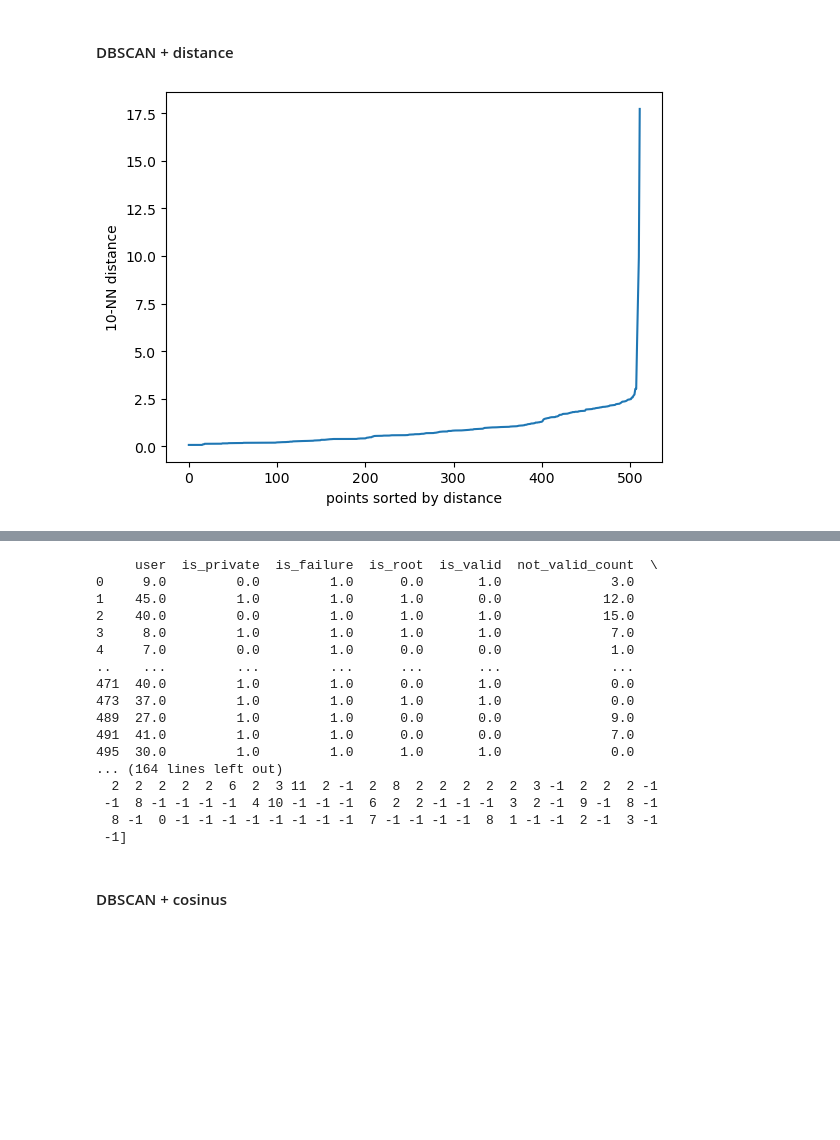
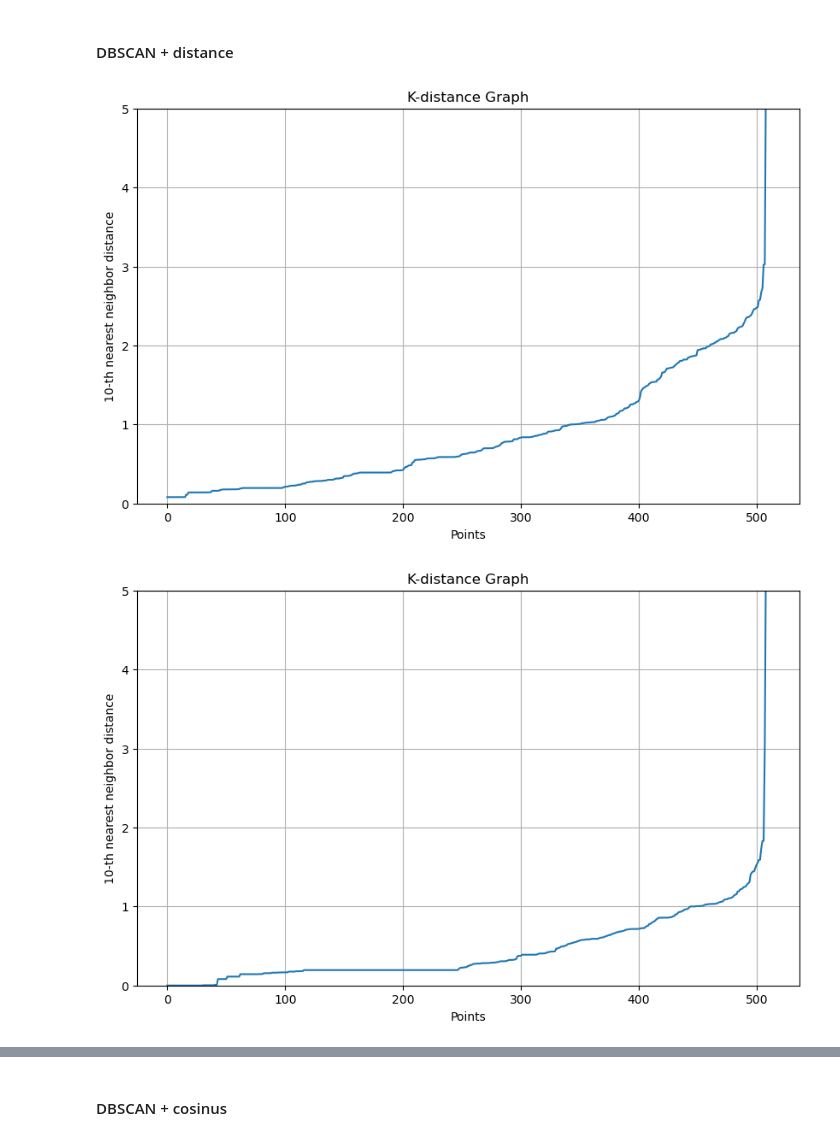
Before and after one commit to BeNNeTTcik/undersampling_data, a Jupyter notebook: notebooks/ssh_km&dbscan.ipynb, the cells around one changed output, grey strips where cells are left out. Saved outputs shown, nothing was run; the diff lists cells and outputs as text; code cells hidden in the pictures; blank space fills up the shorter version.

```diff
--- a/notebooks/ssh_km&dbscan.ipynb
+++ b/notebooks/ssh_km&dbscan.ipynb
@@ -440,17 +458,40 @@ mix_data_scaled[columns] = scaler.fit_transform(mix_data[columns])
 smote_data_scaled[columns] = scaler.fit_transform(smote_data[columns])
 GAN_data_scaled[columns] = scaler.fit_transform(GAN_data[columns])
 borderline_data_scaled[columns] = scaler.fit_transform(borderline_data[columns])
+# %%
+X_mix, y_mix = mix_data_scaled.drop(columns=["target", "source"]), mix_data_scaled["target"]
+X_smote, y_smote = smote_data_scaled.drop(columns=["target", "source"]), smote_data_scaled["target"]
+X_GAN, y_GAN = GAN_data_scaled.drop(columns=["target", "source"]), GAN_data_scaled["target"]
+X_borderline, y_borderline = borderline_data_scaled.drop(columns=["target", "source"]), borderline_data_scaled["target"]
+#Dictionary
+data = {}
+data["mix"] = (X_mix, y_mix)
+data["smote"] = (X_smote, y_smote)
+data["GAN"] = (X_GAN, y_GAN)
+data["borderline"] = (X_borderline, y_borderline)
+
+compare = {}
+compare["mix"] = mix_data_scaled
+compare["smote"] = smote_data_scaled
+compare["GAN"] = GAN_data_scaled
+compare["borderline"] = borderline_data_scaled
 # %%
-dbscan = DBSCAN(eps=2, min_samples=10)
 k=10
-nn = NearestNeighbors(n_neighbors=k)
-X_mix_data_scaled = mix_data_scaled.drop(columns=["target", "source", "user"])
-nn.fit(X_mix_data_scaled)
-distances, _ = nn.kneighbors(X_mix_data_scaled)
-k_dist = np.sort(distances[:, -1])
-plt.plot(k_dist)
-plt.ylabel(f"{k}-NN distance")
-plt.xlabel("points sorted by distance")
-plt.show()
+plot_k_distance_graph(mix_data_scaled, k)
+plot_k_distance_graph(smote_data_scaled, k)
+plot_k_distance_graph(GAN_data_scaled, k)
+plot_k_distance_graph(borderline_data_scaled, k)
+
+dbscan_mix = DBSCAN(eps=2.5, min_samples=k)
+dbscan_smote = DBSCAN(eps=1.5, min_samples=k)
+dbscan_GAN = DBSCAN(eps=2, min_samples=k)
+dbscan_borderline = DBSCAN(eps=2.8, min_samples=k)
+
+dbscan_ ={}
+compare["mix"] = dbscan_mix
+compare["smote"] = dbscan_smote
+compare["GAN"] = dbscan_GAN
+compare["borderline"] = dbscan_borderline
 # %% [output]
-[figure, old version]
+[figure, new version]
+[figure, added]
@@ -457,7 +500,5 @@ plt.show()
 # %%
-dbscan = DBSCAN(eps=2.5, min_samples=5)
-
-for (name, (X_train, y_train)), (_, compare_df) in zip(data.items(), compare.items()):
+for (name, (X_train, y_train)), (_, compare_df), (_, dbscan) in zip(data.items(), compare.items(), dbscan_.items()):
      # klasteryzacja dotyczy tylko jednego ze zbiorow drugi jest przepisywany
     X_majority = X_train[y_train == 1]
     X_minority = X_train[y_train == 0]
@@ -467,24 +508,6 @@ for (name, (X_train, y_train)), (_, compare_df) in zip(data.items(), compare.ite
 
     dbscan_res = dbscan.fit(X_majority)
     print(dbscan_res.labels_)
-# %% [output]
-     user  is_private  is_failure  is_root  is_valid  not_valid_count  \
-0     9.0         0.0         1.0      0.0       1.0              3.0
-1    45.0         1.0         1.0      1.0       0.0             12.0
-2    40.0         0.0         1.0      1.0       1.0             15.0
-3     8.0         1.0         1.0      1.0       1.0              7.0
-4     7.0         0.0         1.0      0.0       0.0              1.0
-..    ...         ...         ...      ...       ...              ...
-471  40.0         1.0         1.0      0.0       1.0              0.0
-473  37.0         1.0         1.0      1.0       1.0              0.0
-489  27.0         1.0         1.0      0.0       0.0              9.0
-491  41.0         1.0         1.0      0.0       0.0              7.0
-495  30.0         1.0         1.0      1.0       1.0              0.0
-... (164 lines left out)
-  2  2  2  2  2  6  2  3 11  2 -1  2  8  2  2  2  2  2  3 -1  2  2  2 -1
- -1  8 -1 -1 -1 -1  4 10 -1 -1 -1  6  2  2 -1 -1 -1  3  2 -1  9 -1  8 -1
-  8 -1  0 -1 -1 -1 -1 -1 -1 -1 -1  7 -1 -1 -1 -1  8  1 -1 -1  2 -1  3 -1
- -1]
 # %% [markdown]
 #### DBSCAN + cosinus
 # %% [markdown]
```
Also changed, not shown: parts of 4 cells of this notebook.
